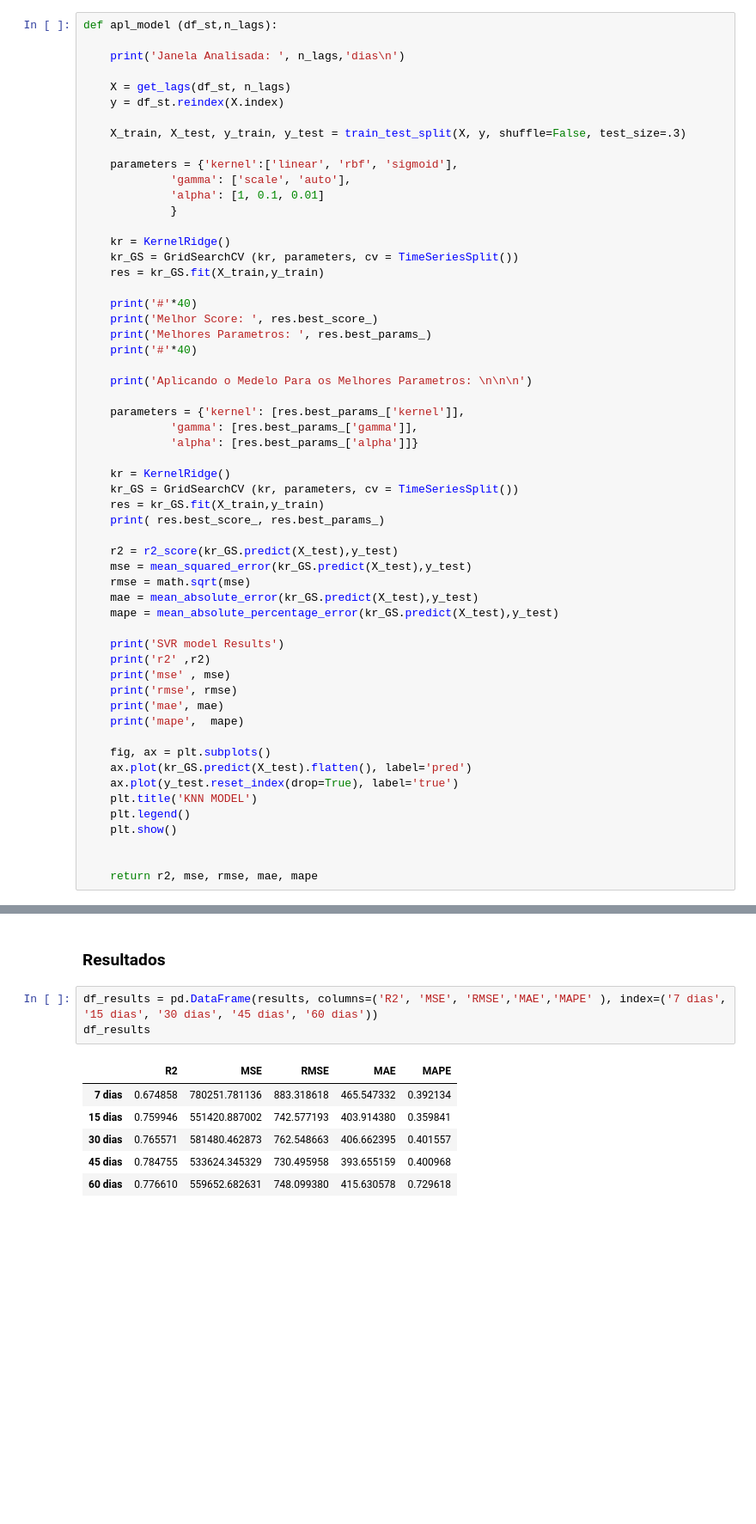
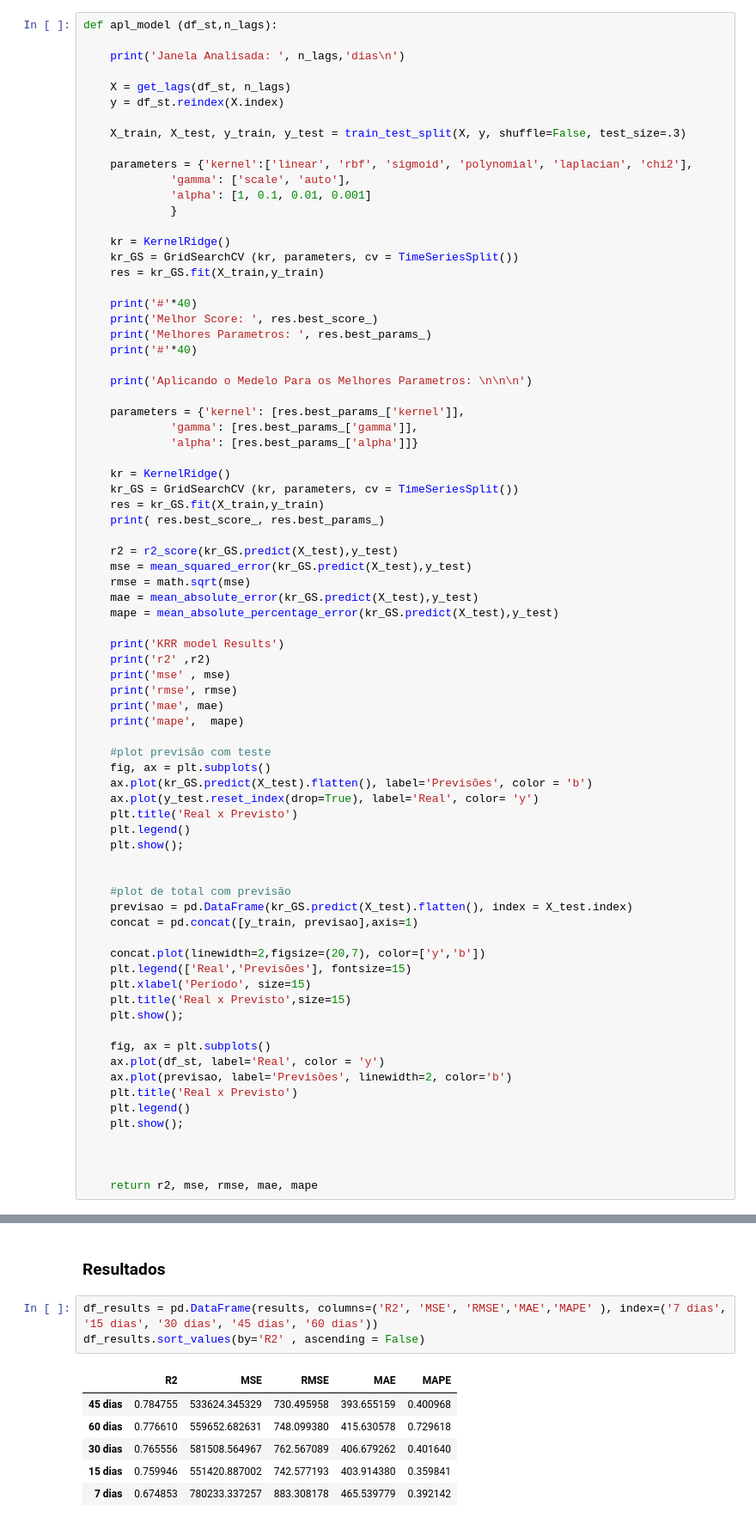
Before and after one commit to bielarnaud/Estudo_dados_de_covid, a Jupyter notebook: Codes/Regressão/KRR.ipynb, the cells around one changed output, grey strips where cells are left out. Shown at 86% size. Saved outputs shown, nothing was run; the diff lists cells and outputs as text; blank space fills up the shorter version.

```diff
--- a/Codes/Regressão/KRR.ipynb
+++ b/Codes/Regressão/KRR.ipynb
@@ -38,9 +38,9 @@ def apl_model (df_st,n_lags):
 
     X_train, X_test, y_train, y_test = train_test_split(X, y, shuffle=False, test_size=.3)
 
-    parameters = {'kernel':['linear', 'rbf', 'sigmoid'],
+    parameters = {'kernel':['linear', 'rbf', 'sigmoid', 'polynomial', 'laplacian', 'chi2'],
              'gamma': ['scale', 'auto'],
-             'alpha': [1, 0.1, 0.01]
+             'alpha': [1, 0.1, 0.01, 0.001]
              }
 
     kr = KernelRidge()
@@ -69,19 +69,39 @@ def apl_model (df_st,n_lags):
     mae = mean_absolute_error(kr_GS.predict(X_test),y_test)
     mape = mean_absolute_percentage_error(kr_GS.predict(X_test),y_test)
 
-    print('SVR model Results')
+    print('KRR model Results')
     print('r2' ,r2)
     print('mse' , mse)
     print('rmse', rmse)
     print('mae', mae)
     print('mape',  mape)
 
+    #plot previsão com teste
     fig, ax = plt.subplots()
-    ax.plot(kr_GS.predict(X_test).flatten(), label='pred')
-    ax.plot(y_test.reset_index(drop=True), label='true')
-    plt.title('KNN MODEL')
+    ax.plot(kr_GS.predict(X_test).flatten(), label='Previsões', color = 'b')
+    ax.plot(y_test.reset_index(drop=True), label='Real', color= 'y')
+    plt.title('Real x Previsto')
     plt.legend()
-    plt.show()
+    plt.show();
+
+
+    #plot de total com previsão
+    previsao = pd.DataFrame(kr_GS.predict(X_test).flatten(), index = X_test.index)
+    concat = pd.concat([y_train, previsao],axis=1)
+
+    concat.plot(linewidth=2,figsize=(20,7), color=['y','b'])
+    plt.legend(['Real','Previsões'], fontsize=15)
+    plt.xlabel('Período', size=15)
+    plt.title('Real x Previsto',size=15)
+    plt.show();
+
+    fig, ax = plt.subplots()
+    ax.plot(df_st, label='Real', color = 'y')
+    ax.plot(previsao, label='Previsões', linewidth=2, color='b')
+    plt.title('Real x Previsto')
+    plt.legend()
+    plt.show();
+
 
 
     return r2, mse, rmse, mae, mape
@@ -231,11 +257,11 @@ mape 0.40155681849603564
 ### Resultados
 # %%
 df_results = pd.DataFrame(results, columns=('R2', 'MSE', 'RMSE','MAE','MAPE' ), index=('7 dias', '15 dias', '30 dias', '45 dias', '60 dias'))
-df_results
+df_results.sort_values(by='R2' , ascending = False)
 # %% [output]
 |  | R2 | MSE | RMSE | MAE | MAPE |
-| 7 dias | 0.674858 | 780251.781136 | 883.318618 | 465.547332 | 0.392134 |
-| 15 dias | 0.759946 | 551420.887002 | 742.577193 | 403.914380 | 0.359841 |
-| 30 dias | 0.765571 | 581480.462873 | 762.548663 | 406.662395 | 0.401557 |
 | 45 dias | 0.784755 | 533624.345329 | 730.495958 | 393.655159 | 0.400968 |
 | 60 dias | 0.776610 | 559652.682631 | 748.099380 | 415.630578 | 0.729618 |
+| 30 dias | 0.765556 | 581508.564967 | 762.567089 | 406.679262 | 0.401640 |
+| 15 dias | 0.759946 | 551420.887002 | 742.577193 | 403.914380 | 0.359841 |
+| 7 dias | 0.674853 | 780233.337257 | 883.308178 | 465.539779 | 0.392142 |
```
Also changed, not shown: parts of 1 cell of this notebook, 8 other files.
